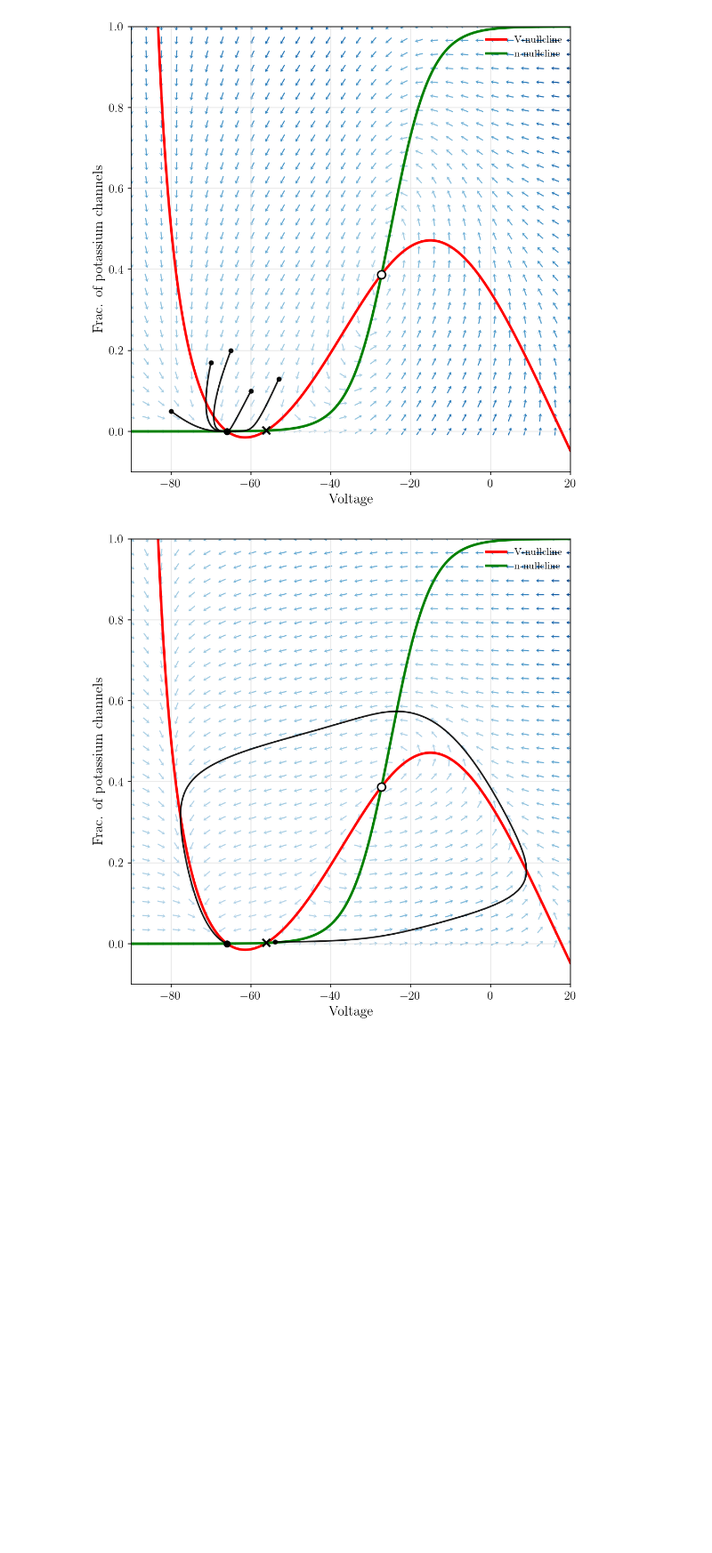
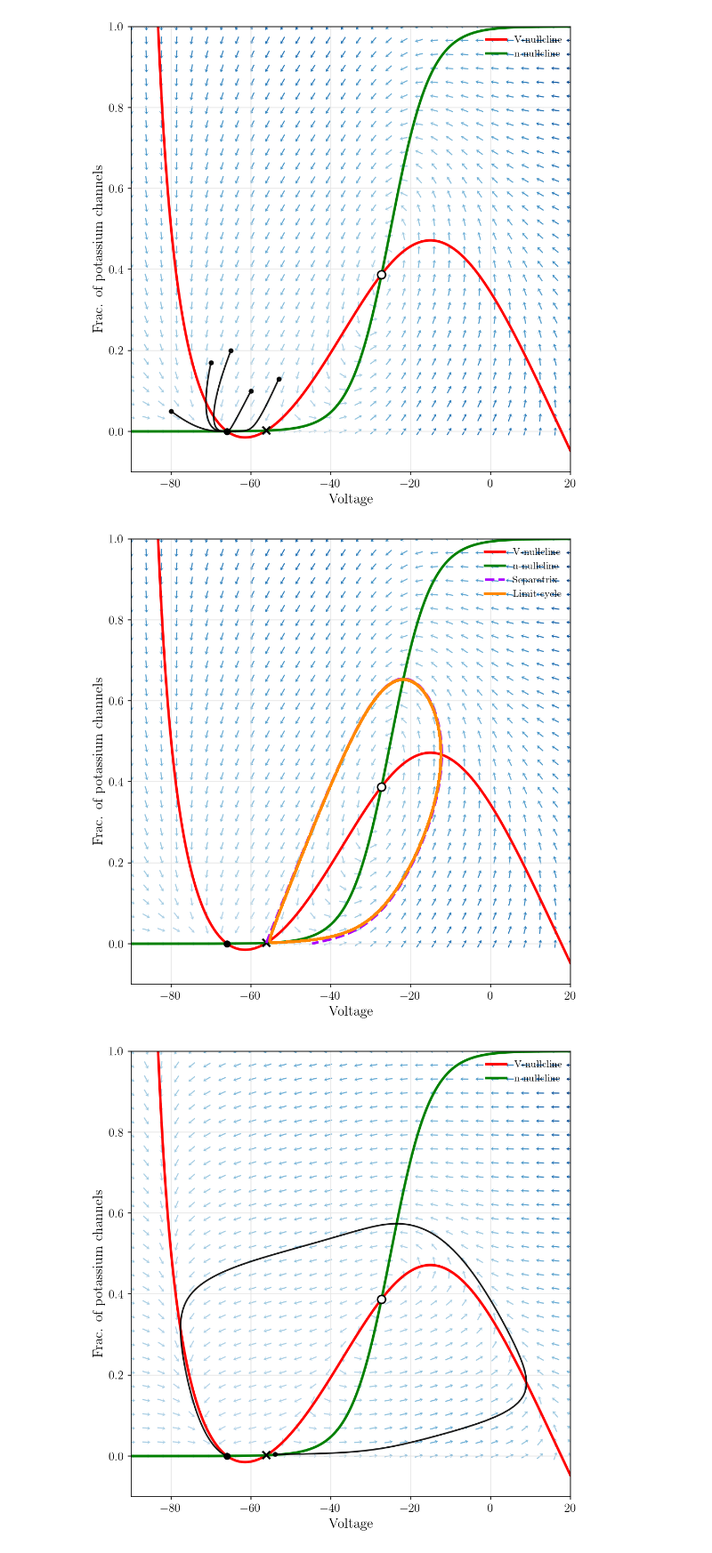
Before and after one commit to Szuppi/ModellingNeurons_Project, a Jupyter notebook: Visuals.ipynb, the cells around one changed output. Shown at 89% size. Drawn from its saved outputs; the diff is of its cells as text; code cells hidden in the pictures; blank space fills up the shorter version.

```diff
--- a/Visuals.ipynb
+++ b/Visuals.ipynb
@@ -255,6 +192,10 @@ def plot_phase_plane_with_dynamics(
     lc_dt=0.01,
     limit_cycle_color="#FF8800",
     limit_cycle_lw=2.5,
+    # **unstable limit cycle (subcritical Hopf)**
+    show_unstable_limit_cycle=False,
+    unstable_lc_color="#AA00FF",
+    unstable_lc_lw=2.5,
 ):
     """
     Make Artem-style phase plane, then optionally add:
@@ -371,6 +312,34 @@ def plot_phase_plane_with_dynamics(
             print(f"[warn] Could not compute limit cycle: {e}")
 
 
+    # ----- UNSTABLE limit cycle (subcritical Hopf only) ---------------
+    if show_unstable_limit_cycle:
+        try:
+            if getattr(neuron, "bifurcation_type", "") != "subcritical_Hopf":
+                print("[warn] Unstable limit cycle requested, "
+                      "but neuron.bifurcation_type is not 'subcritical_Hopf'.")
+            else:
+                # This uses Artem's NeuronModel.find_unstable_limit_cycle
+                V_u, n_u = neuron.find_unstable_limit_cycle(
+                    I_ext,
+                    # you can pass dt / T_max here if you want to override defaults
+                    #dt=0.025,
+                    #T_max=2000,
+                )
+                V_u = np.r_[V_u, V_u[0]]
+                n_u = np.r_[n_u, n_u[0]]
+                if len(V_u) > 0:
+                    ax.plot(
+                        V_u, n_u,
+                        color=unstable_lc_color,
+                        lw=unstable_lc_lw,
+                        ls="--",
+                        label="Unstable limit cycle",
+                    )
+        except Exception as e:
+            print(f"[warn] Could not compute unstable limit cycle: {e}")
+
+
     # avoid duplicate legend entries
     handles, labels = ax.get_legend_handles_labels()
     uniq = dict(zip(labels, handles))
@@ -397,6 +362,20 @@ fig, ax = plot_phase_plane_with_dynamics(
 plt.show()
 # %% [output]
 [figure]
+# %%
+fig, ax = plot_phase_plane_with_dynamics(
+    neuron_saddle,
+    I_ext=0,
+    n_y_range=N_Y_LIMITS,
+    #traj_ics=[(-80, 0.05), (-60, 0.1), (-65, 0.2), (-53, 0.13), (-70, 0.17)],
+    T_traj=30,
+    dt_traj=0.01,
+    show_separatrix=True,
+    show_limit_cycle=True,
+)
+plt.show()
+# %% [output]
+[figure, added]
 # %%
 neuron_SNIC = NeuronModel('SNIC')   # or 'SNIC', 'subcritical_Hopf', 'supercritical_Hopf'
 
```
Also changed, not shown: parts of 9 cells of this notebook, 2 other files.
